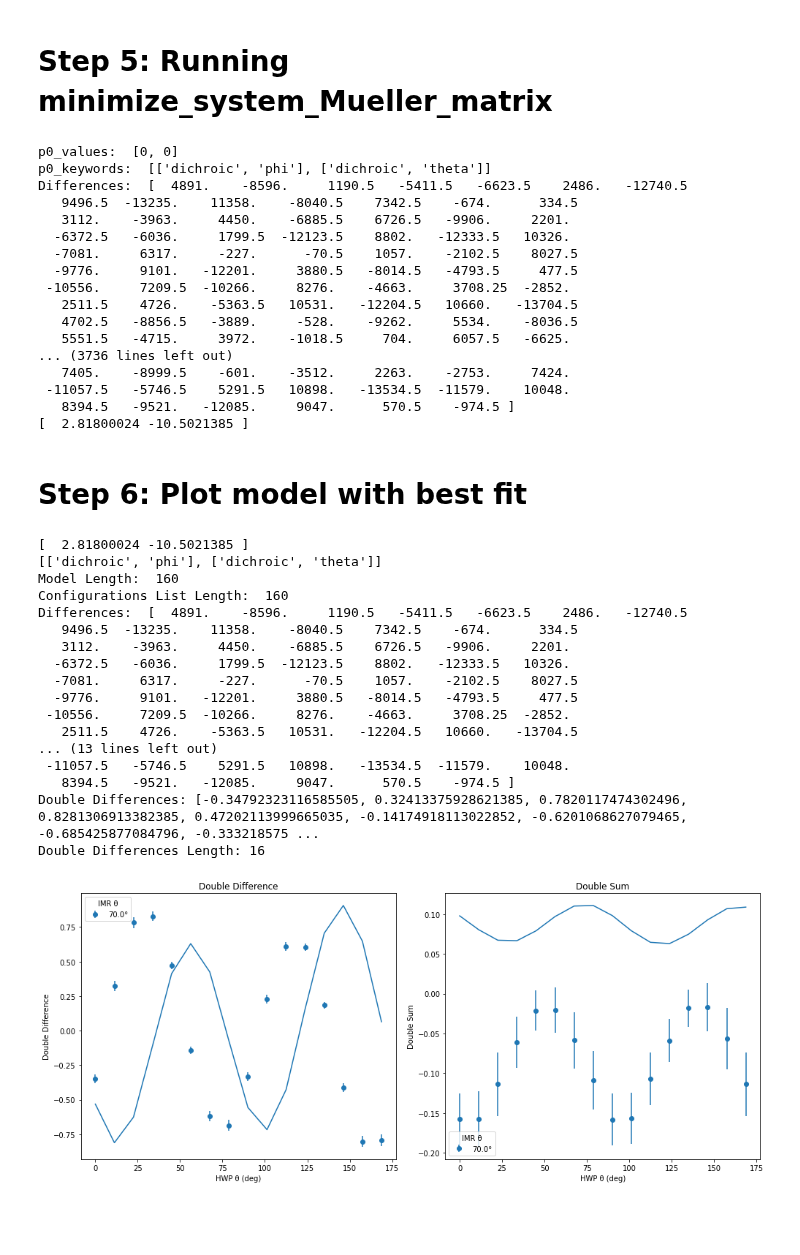
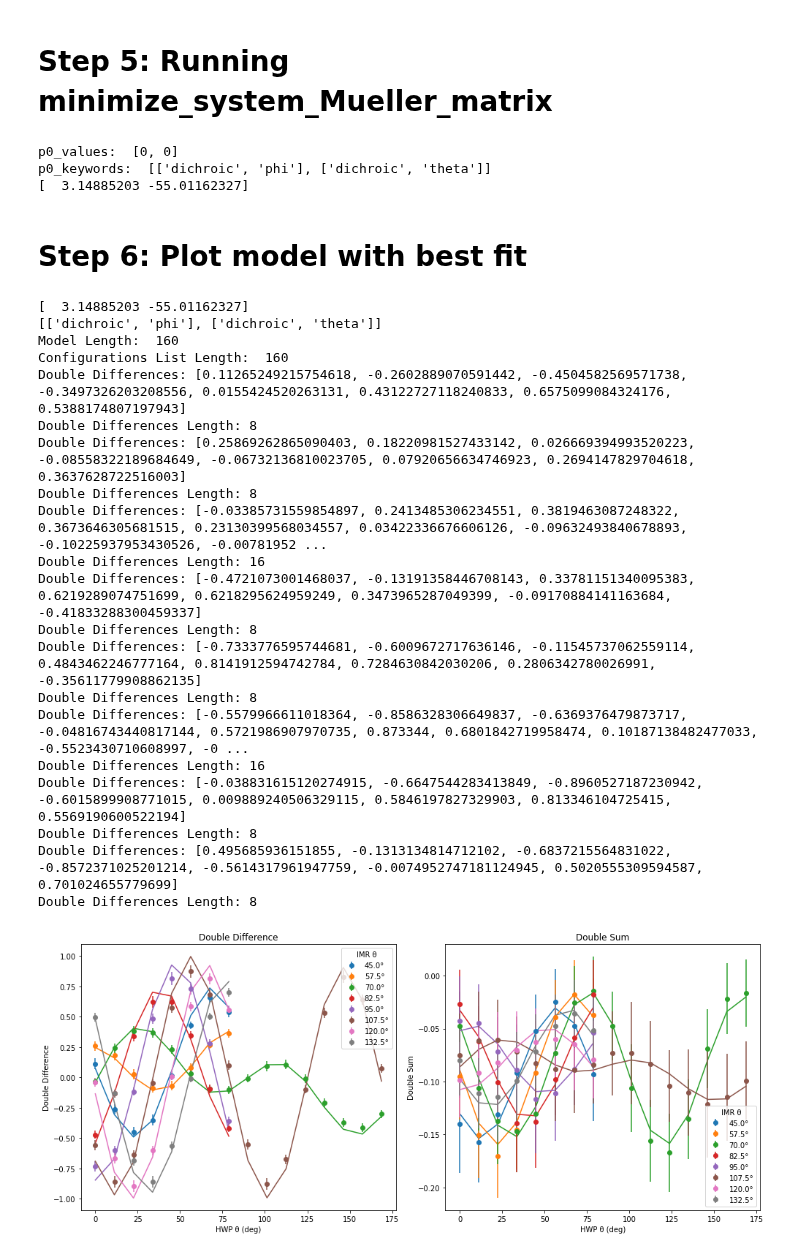
Before and after one commit to UCSB-Exoplanet-Polarimetry-Lab/pyPolCal, a Jupyter notebook: scipy_minimize_example.ipynb, the cells around one changed output. Cells and saved outputs as stored; diff of their text form; code cells hidden in the pictures; blank space fills up the shorter version.

Commit message:
Not fitting for dichroic for non-MBI filters in the example and changing the model return to be the negative

```diff
--- a/scipy_minimize_example.ipynb
+++ b/scipy_minimize_example.ipynb
@@ -6,8 +6,8 @@ import numpy as np
 # Step 1.a): Reading in csv - extracting single diffs and sums and configurations
 # %%
 file_path = "20230914_processed_table.csv"
-wavelength_string = 670
-obs_mode = "MBI"
+wavelength_string = "675-50"
+obs_mode = "IPOL"
 
 interleaved_values, interleaved_stds, configuration_list = inst.read_csv(file_path,
     obs_mode = obs_mode, obs_filter = wavelength_string)
@@ -165,53 +165,45 @@ print(result.x)
 # %% [output]
 p0_values:  [0, 0]
 p0_keywords:  [['dichroic', 'phi'], ['dichroic', 'theta']]
-Differences:  [  4891.    -8596.     1190.5   -5411.5   -6623.5    2486.   -12740.5
-   9496.5  -13235.    11358.    -8040.5    7342.5    -674.      334.5
-   3112.    -3963.     4450.    -6885.5    6726.5   -9906.     2201.
-  -6372.5   -6036.     1799.5  -12123.5    8802.   -12333.5   10326.
-  -7081.     6317.     -227.      -70.5    1057.    -2102.5    8027.5
-  -9776.     9101.   -12201.     3880.5   -8014.5   -4793.5     477.5
- -10556.     7209.5  -10266.     8276.    -4663.     3708.25  -2852.
-   2511.5    4726.    -5363.5   10531.   -12204.5   10660.   -13704.5
-   4702.5   -8856.5   -3889.     -528.    -9262.     5534.    -8036.5
-   5551.5   -4715.     3972.    -1018.5     704.     6057.5   -6625.
-... (3736 lines left out)
-   7405.    -8999.5    -601.    -3512.     2263.    -2753.     7424.
- -11057.5   -5746.5    5291.5   10898.   -13534.5  -11579.    10048.
-   8394.5   -9521.   -12085.     9047.      570.5    -974.5 ]
-[  2.81800024 -10.5021385 ]
+[  3.14885203 -55.01162327]
 # %% [markdown]
 # Step 6: Plot model with best fit
 # %%
 # Generate model with p0 keywords but scipy minimized results
 print(result.x)
 print(p0_keywords)
+
+if obs_mode != "MBI":
+    result.x = [0, 0]
 
 updated_system_mm = inst.update_system_mm(result.x, p0_keywords, system_mm)
 model = inst.model(result.x, p0_keywords, system_mm, configuration_list,
     process_model = inst.process_model)
 print("Model Length: ", len(model))
 print("Configurations List Length: ", len(configuration_list))
 
 # print(interleaved_values)
 
-inst.plot_data(interleaved_values, interleaved_stds, model, configuration_list, imr_theta_filter = 70)
+inst.plot_data(interleaved_values, interleaved_stds, model, configuration_list)
 # %% [output]
-[  2.81800024 -10.5021385 ]
+[  3.14885203 -55.01162327]
 [['dichroic', 'phi'], ['dichroic', 'theta']]
 Model Length:  160
 Configurations List Length:  160
-Differences:  [  4891.    -8596.     1190.5   -5411.5   -6623.5    2486.   -12740.5
-   9496.5  -13235.    11358.    -8040.5    7342.5    -674.      334.5
-   3112.    -3963.     4450.    -6885.5    6726.5   -9906.     2201.
-  -6372.5   -6036.     1799.5  -12123.5    8802.   -12333.5   10326.
-  -7081.     6317.     -227.      -70.5    1057.    -2102.5    8027.5
-  -9776.     9101.   -12201.     3880.5   -8014.5   -4793.5     477.5
- -10556.     7209.5  -10266.     8276.    -4663.     3708.25  -2852.
-   2511.5    4726.    -5363.5   10531.   -12204.5   10660.   -13704.5
-... (13 lines left out)
- -11057.5   -5746.5    5291.5   10898.   -13534.5  -11579.    10048.
-   8394.5   -9521.   -12085.     9047.      570.5    -974.5 ]
-Double Differences: [-0.34792323116585505, 0.32413375928621385, 0.7820117474302496, 0.8281306913382385, 0.47202113999665035, -0.14174918113022852, -0.6201068627079465, -0.685425877084796, -0.333218575 ...
+Double Differences: [0.11265249215754618, -0.2602889070591442, -0.4504582569571738, -0.3497326203208556, 0.0155424520263131, 0.43122727118240833, 0.6575099084324176, 0.5388174807197943]
+Double Differences Length: 8
+Double Differences: [0.25869262865090403, 0.18220981527433142, 0.026669394993520223, -0.08558322189684649, -0.06732136810023705, 0.07920656634746923, 0.2694147829704618, 0.3637628722516003]
+Double Differences Length: 8
+Double Differences: [-0.03385731559854897, 0.2413485306234551, 0.3819463087248322, 0.3673646305681515, 0.23130399568034557, 0.03422336676606126, -0.09632493840678893, -0.10225937953430526, -0.00781952 ...
 Double Differences Length: 16
+Double Differences: [-0.4721073001468037, -0.13191358446708143, 0.33781151340095383, 0.6219289074751699, 0.6218295624959249, 0.3473965287049399, -0.09170884141163684, -0.41833288300459337]
+Double Differences Length: 8
+Double Differences: [-0.7333776595744681, -0.6009672717636146, -0.11545737062559114, 0.4843462246777164, 0.8141912594742784, 0.7284630842030206, 0.2806342780026991, -0.35611779908862135]
+Double Differences Length: 8
+Double Differences: [-0.5579966611018364, -0.8586328306649837, -0.6369376479873717, -0.04816743440817144, 0.5721986907970735, 0.873344, 0.6801842719958474, 0.10187138482477033, -0.5523430710608997, -0 ...
+Double Differences Length: 16
+Double Differences: [-0.038831615120274915, -0.6647544283413849, -0.8960527187230942, -0.6015899908771015, 0.009889240506329115, 0.5846197827329903, 0.813346104725415, 0.5569190600522194]
+Double Differences Length: 8
+Double Differences: [0.495685936151855, -0.1313134814712102, -0.6837215564831022, -0.8572371025201214, -0.5614317961947759, -0.0074952747181124945, 0.5020555309594587, 0.701024655779699]
+Double Differences Length: 8
-[figure, old version]
+[figure, new version]
```
Also changed, not shown: parts of 1 cell of this notebook, 1 other file.
